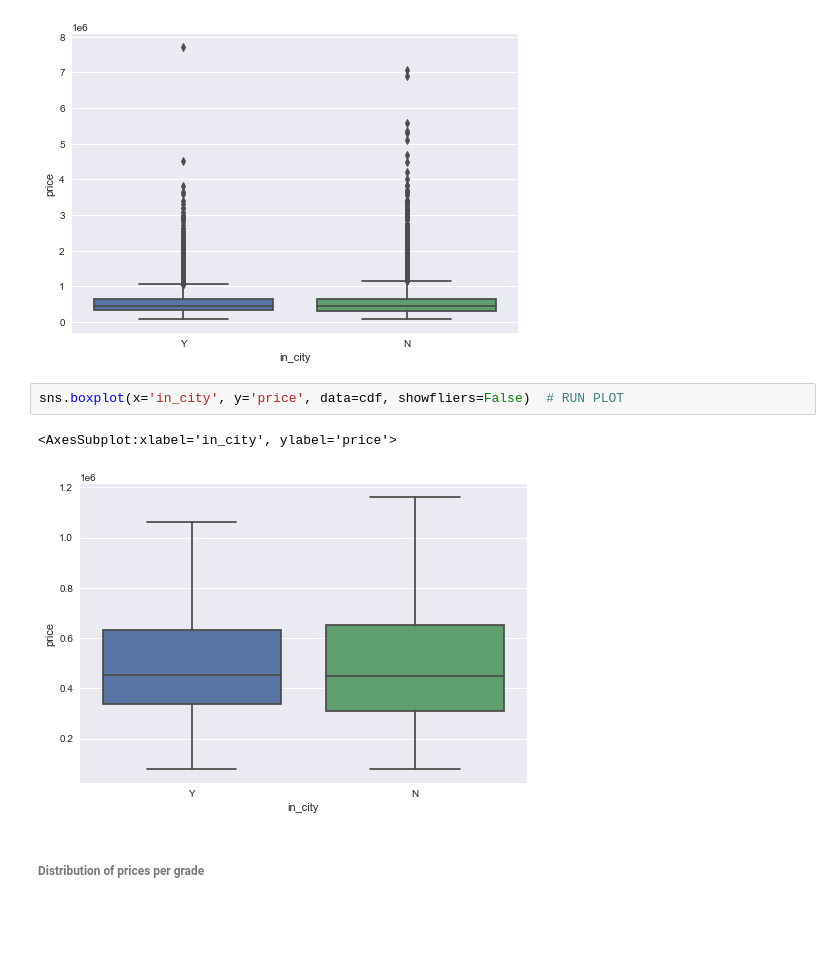
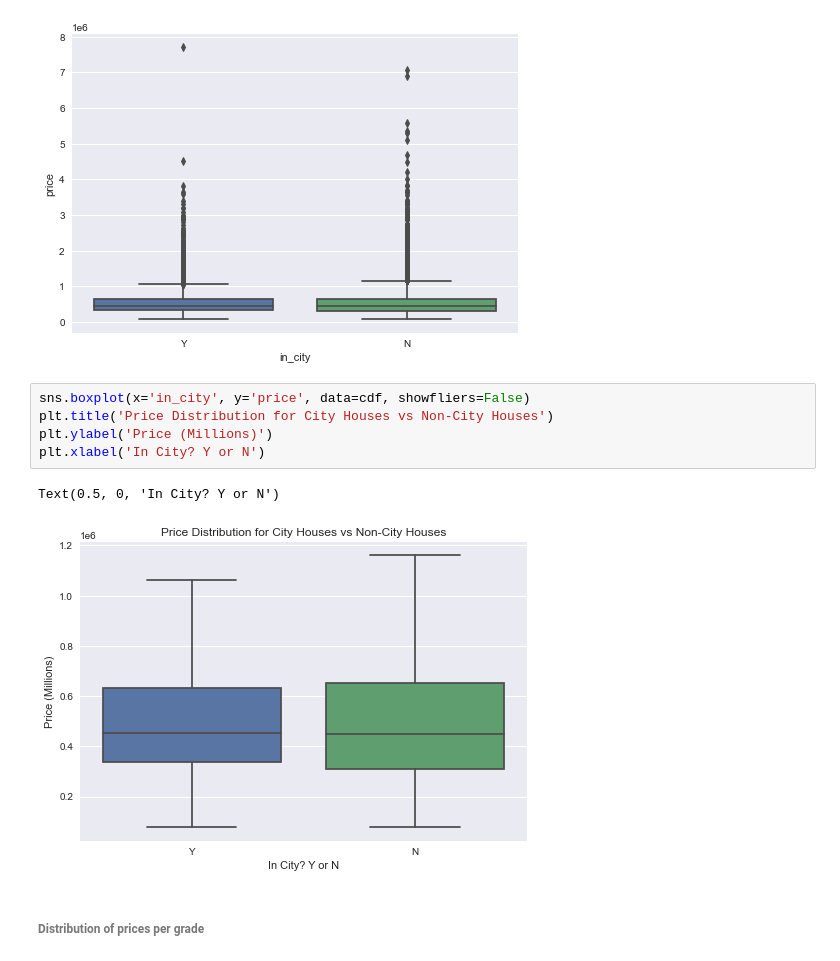
Before and after one commit to Luv2bnanook44/phase_2_project_quanggang, a Jupyter notebook: notebooks/jamie_notebook.ipynb, the cells around one changed output. Saved outputs shown, nothing was run; the diff lists cells and outputs as text; blank space fills up the shorter version.

```diff
--- a/notebooks/jamie_notebook.ipynb
+++ b/notebooks/jamie_notebook.ipynb
@@ -496,10 +501,13 @@ sns.boxplot(x='in_city', y='price', data=cdf)
 <AxesSubplot:xlabel='in_city', ylabel='price'>
 [figure]
 # %%
-sns.boxplot(x='in_city', y='price', data=cdf, showfliers=False)  # RUN PLOT
+sns.boxplot(x='in_city', y='price', data=cdf, showfliers=False)
+plt.title('Price Distribution for City Houses vs Non-City Houses')
+plt.ylabel('Price (Millions)')
+plt.xlabel('In City? Y or N')
 # %% [output]
-<AxesSubplot:xlabel='in_city', ylabel='price'>
+Text(0.5, 0, 'In City? Y or N')
-[figure, old version]
+[figure, new version]
 # %% [markdown]
 ###### Distribution of prices per grade
 # %% [markdown]
```
Also changed, not shown: parts of 14 cells of this notebook, 7 other files.
